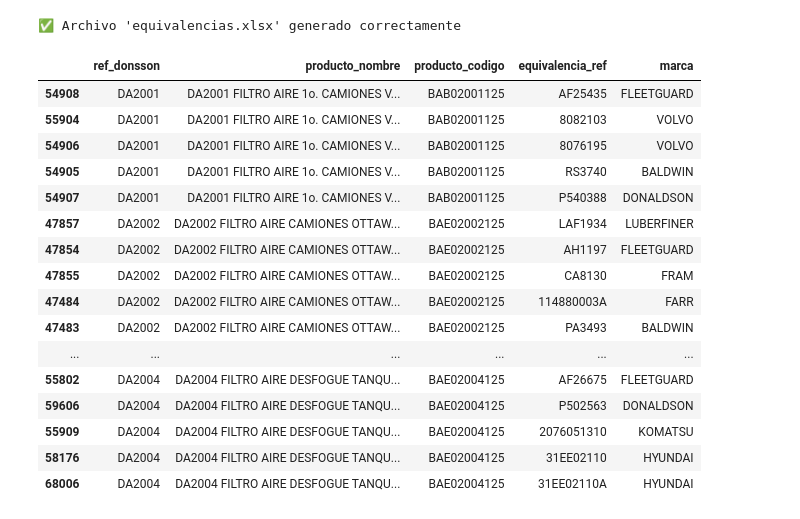
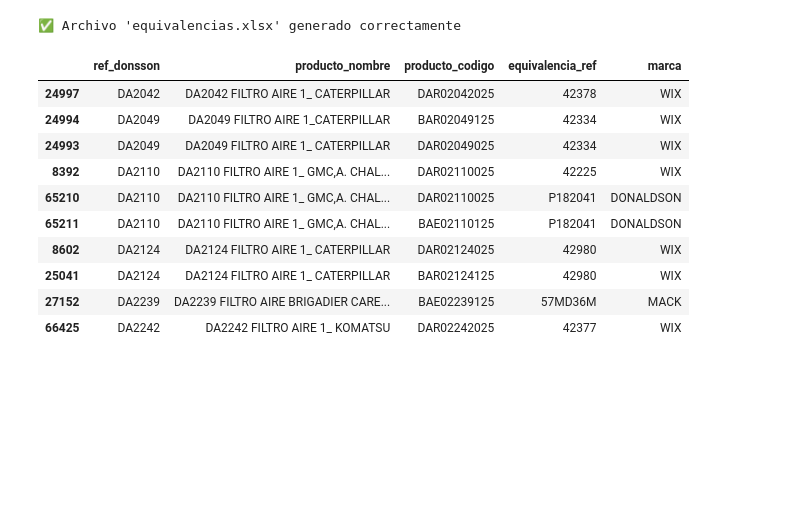
Before and after one commit to FiltrosDonsson/Proyectos-Data-analyst, a Jupyter notebook: PRORUDCCION/costo_produccion.ipynb, the cells around one changed output. Drawn from its saved outputs; the diff is of its cells as text; code cells hidden in the pictures; blank space fills up the shorter version.

```diff
--- a/PRORUDCCION/costo_produccion.ipynb
+++ b/PRORUDCCION/costo_produccion.ipynb
@@ -535,23 +535,17 @@ print("✅ Archivo 'equivalencias.xlsx' generado correctamente")
 df_final["ref_donsson"] = df_final["producto_nombre"].str.split(' ').str[0]
 # %%
 df_final = df_final[['ref_donsson', 'producto_nombre','producto_codigo', 'equivalencia_ref', 'marca']].sort_values(by=["ref_donsson"])
-df_final.to_excel("equivalencias.xlsx", index=False)
-df_final.head(20)
+
+df_final[df_final.duplicated()].head(10)
 # %% [output]
 |  | ref_donsson | producto_nombre | producto_codigo | equivalencia_ref | marca |
-| 54908 | DA2001 | DA2001 FILTRO AIRE 1o. CAMIONES V... | BAB02001125 | AF25435 | FLEETGUARD |
-| 55904 | DA2001 | DA2001 FILTRO AIRE 1o. CAMIONES V... | BAB02001125 | 8082103 | VOLVO |
-| 54906 | DA2001 | DA2001 FILTRO AIRE 1o. CAMIONES V... | BAB02001125 | 8076195 | VOLVO |
-| 54905 | DA2001 | DA2001 FILTRO AIRE 1o. CAMIONES V... | BAB02001125 | RS3740 | BALDWIN |
-| 54907 | DA2001 | DA2001 FILTRO AIRE 1o. CAMIONES V... | BAB02001125 | P540388 | DONALDSON |
-| 47857 | DA2002 | DA2002 FILTRO AIRE CAMIONES OTTAW... | BAE02002125 | LAF1934 | LUBERFINER |
-| 47854 | DA2002 | DA2002 FILTRO AIRE CAMIONES OTTAW... | BAE02002125 | AH1197 | FLEETGUARD |
-| 47855 | DA2002 | DA2002 FILTRO AIRE CAMIONES OTTAW... | BAE02002125 | CA8130 | FRAM |
-| 47484 | DA2002 | DA2002 FILTRO AIRE CAMIONES OTTAW... | BAE02002125 | 114880003A | FARR |
-| 47483 | DA2002 | DA2002 FILTRO AIRE CAMIONES OTTAW... | BAE02002125 | PA3493 | BALDWIN |
-| ... | ... | ... | ... | ... | ... |
-| 55802 | DA2004 | DA2004 FILTRO AIRE DESFOGUE TANQU... | BAE02004125 | AF26675 | FLEETGUARD |
-| 59606 | DA2004 | DA2004 FILTRO AIRE DESFOGUE TANQU... | BAE02004125 | P502563 | DONALDSON |
-| 55909 | DA2004 | DA2004 FILTRO AIRE DESFOGUE TANQU... | BAE02004125 | 2076051310 | KOMATSU |
-| 58176 | DA2004 | DA2004 FILTRO AIRE DESFOGUE TANQU... | BAE02004125 | 31EE02110 | HYUNDAI |
-| 68006 | DA2004 | DA2004 FILTRO AIRE DESFOGUE TANQU... | BAE02004125 | 31EE02110A | HYUNDAI |
+| 24997 | DA2042 | DA2042 FILTRO AIRE 1_ CATERPILLAR | DAR02042025 | 42378 | WIX |
+| 24994 | DA2049 | DA2049 FILTRO AIRE 1_CATERPILLAR | BAR02049125 | 42334 | WIX |
+| 24993 | DA2049 | DA2049 FILTRO AIRE 1_ CATERPILLAR | DAR02049025 | 42334 | WIX |
+| 8392 | DA2110 | DA2110 FILTRO AIRE 1_ GMC,A. CHAL... | DAR02110025 | 42225 | WIX |
+| 65210 | DA2110 | DA2110 FILTRO AIRE 1_ GMC,A. CHAL... | DAR02110025 | P182041 | DONALDSON |
+| 65211 | DA2110 | DA2110 FILTRO AIRE 1_ GMC,A. CHAL... | BAE02110125 | P182041 | DONALDSON |
+| 8602 | DA2124 | DA2124 FILTRO AIRE 1_ CATERPILLAR | DAR02124025 | 42980 | WIX |
+| 25041 | DA2124 | DA2124 FILTRO AIRE 1_ CATERPILLAR | BAR02124125 | 42980 | WIX |
+| 27152 | DA2239 | DA2239 FILTRO AIRE BRIGADIER CARE... | BAE02239125 | 57MD36M | MACK |
+| 66425 | DA2242 | DA2242 FILTRO AIRE 1_ KOMATSU | DAR02242025 | 42377 | WIX |
```
Also changed, not shown: parts of 5 cells of this notebook, 33 other files.
